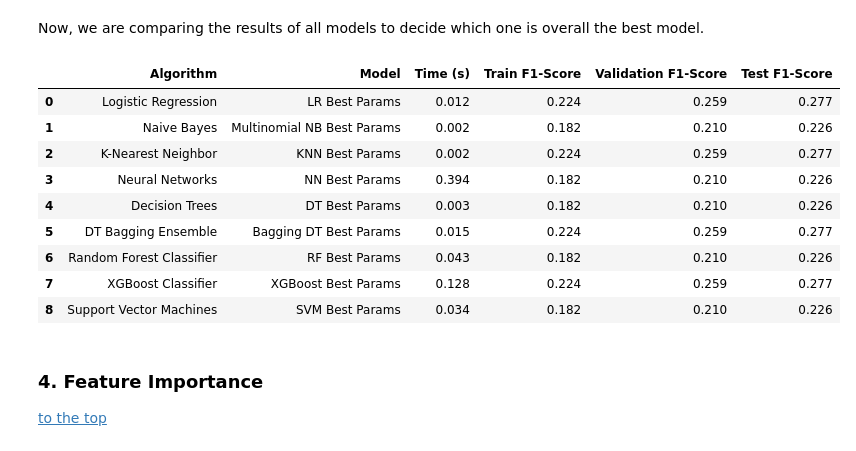
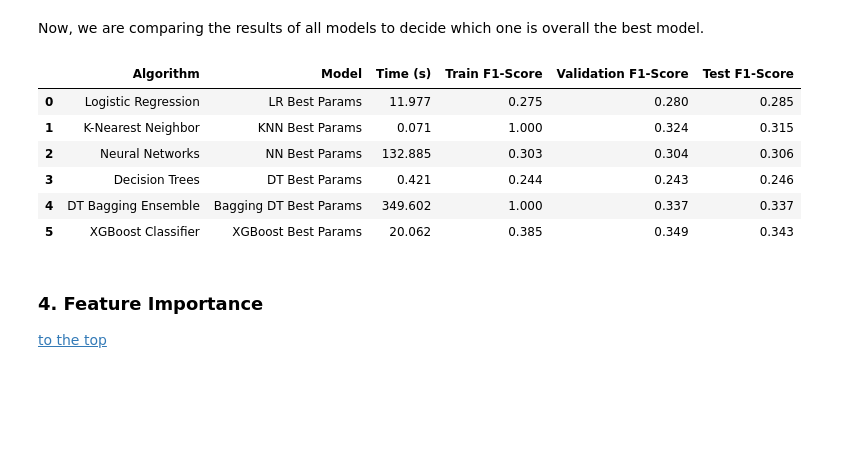
Before and after one commit to LenaHermann/ML_Project_Group52, a Jupyter notebook: 04_Model_and_Assessment_g52.ipynb, the cells around one changed output. Drawn from its saved outputs; the diff is of its cells as text; code cells hidden in the pictures; blank space fills up the shorter version.

Commit message:
final results

```diff
--- a/04_Model_and_Assessment_g52.ipynb
+++ b/04_Model_and_Assessment_g52.ipynb
@@ -1012,0 +986,13 @@ Classification Report for Decision Tree Model:
+# %%
+# Evaluate on the test set
+y_test_pred_bag_knn = model_bag_knn.predict(X_test)
+
+# Decode predictions
+
+# Calculate and save the F1 macro score on test for the best parameter model
+test_f1_bag_best = round(f1_score(y_test, y_test_pred_bag_knn, average='macro'), 3)
+results_bag_best = results_bag[results_bag["Model"].str.contains("DT Best Params")].copy()
+results_bag_best["Test F1-Score"] = test_f1_bag_best
+
+# Classification report with the original labels
+classification_report_print(y_test, y_test_pred_bag_knn, 'Decision Tree Model')
@@ -1173,6 +1176,12 @@ param_grid_xgb = {
 Step 2: Perform hyperparameter tuning
 # %%
 # Tune hyperparameters using the training set
-best_params_xgb = hyperparameter_tuning(model_xgb, param_grid_xgb, test_fold, X_combined, y_combined)
+best_params_xgb = {
+    'colsample_bytree': 0.8,
+    'learning_rate': 0.15,
+    'max_depth': 5,
+    'n_estimators': 150,
+    'subsample': 0.8
+}
 model_xgb.set_params(**best_params_xgb)
 # %% [output]
@@ -1199,7 +1205,7 @@ models_xgb = [
 ]
 # %%
 # Train and evaluate on validation set
-results_xgb = compare_results(models_xgb, X_train_df_encode, X_val_df_encode, y_train_df_encode, y_val_df_encode)
+results_xgb = compare_results(models_xgb, X_train, X_val, y_train, y_val)
 results_xgb
 # %% [output]
 Evaluating model: XGBoost Default...
@@ -1211,18 +1217,16 @@ Evaluating model: XGBoost Best Params...
 Step 4: Evaluate the chosen model on our Test Set
 # %%
 # Evaluate on the test set
-y_test_pred_xgb = model_xgb.predict(X_test_df_encode)
+y_test_pred_xgb = model_xgb.predict(X_test)
 
-# Decode predictions
-y_test_pred_decoded_xgb = target_encoder.inverse_transform(y_test_pred_xgb)
 
 # Calculate and save the F1 macro score on test for the best parameter model
-test_f1_xgb_best = round(f1_score(y_test, y_test_pred_decoded_xgb, average='macro'), 3)
+test_f1_xgb_best = round(f1_score(y_test, y_test_pred_xgb, average='macro'), 3)
 results_xgb_best = results_xgb[results_xgb["Model"].str.contains("Best Params")].copy()
 results_xgb_best["Test F1-Score"] = test_f1_xgb_best
 
 # Classification report with the original labels
-classification_report_print(y_test, y_test_pred_decoded_xgb, 'XGBoost Classifier')
+classification_report_print(y_test, y_test_pred_xgb, 'XGBoost Classifier')
 # %% [output]
 Classification Report for XGBoost Classifier:
 
@@ -1374,23 +1377,20 @@ print("Submission file saved as 'submission_svm.csv'")
 Now, we are comparing the results of all models to decide which one is overall the best model.
 # %%
 # Combine all results
-results_combined = pd.concat([results_lr_best, results_nb_best, results_knn_best, results_nn_best, results_dt_best, results_bag_best, results_rf_best, results_xgb_best, results_svm_best], axis=0).reset_index(drop=True)
+results_combined = pd.concat([results_lr_best, results_knn_best, results_nn_best, results_dt_best, results_bag_best, results_xgb_best], axis=0).reset_index(drop=True)
 
-results_combined["Algorithm"] = sum([["Logistic Regression"], ["Naive Bayes"], ["K-Nearest Neighbor"], ["Neural Networks"], ["Decision Trees"], ["DT Bagging Ensemble"], ["Random Forest Classifier"], ["XGBoost Classifier"], ["Support Vector Machines"]], [])
+results_combined["Algorithm"] = sum([["Logistic Regression"], ["K-Nearest Neighbor"], ["Neural Networks"], ["Decision Trees"], ["DT Bagging Ensemble"], ["XGBoost Classifier"]], [])
 
 results_combined = results_combined[["Algorithm", "Model", "Time (s)", "Train F1-Score", "Validation F1-Score", "Test F1-Score"]]
 results_combined
 # %% [output]
 |  | Algorithm | Model | Time (s) | Train F1-Score | Validation F1-Score | Test F1-Score |
-| 0 | Logistic Regression | LR Best Params | 0.012 | 0.224 | 0.259 | 0.277 |
-| 1 | Naive Bayes | Multinomial NB Best Params | 0.002 | 0.182 | 0.210 | 0.226 |
-| 2 | K-Nearest Neighbor | KNN Best Params | 0.002 | 0.224 | 0.259 | 0.277 |
-| 3 | Neural Networks | NN Best Params | 0.394 | 0.182 | 0.210 | 0.226 |
-| 4 | Decision Trees | DT Best Params | 0.003 | 0.182 | 0.210 | 0.226 |
-| 5 | DT Bagging Ensemble | Bagging DT Best Params | 0.015 | 0.224 | 0.259 | 0.277 |
-| 6 | Random Forest Classifier | RF Best Params | 0.043 | 0.182 | 0.210 | 0.226 |
-| 7 | XGBoost Classifier | XGBoost Best Params | 0.128 | 0.224 | 0.259 | 0.277 |
-| 8 | Support Vector Machines | SVM Best Params | 0.034 | 0.182 | 0.210 | 0.226 |
+| 0 | Logistic Regression | LR Best Params | 11.977 | 0.275 | 0.280 | 0.285 |
+| 1 | K-Nearest Neighbor | KNN Best Params | 0.071 | 1.000 | 0.324 | 0.315 |
+| 2 | Neural Networks | NN Best Params | 132.885 | 0.303 | 0.304 | 0.306 |
+| 3 | Decision Trees | DT Best Params | 0.421 | 0.244 | 0.243 | 0.246 |
+| 4 | DT Bagging Ensemble | Bagging DT Best Params | 349.602 | 1.000 | 0.337 | 0.337 |
+| 5 | XGBoost Classifier | XGBoost Best Params | 20.062 | 0.385 | 0.349 | 0.343 |
 # %% [markdown]
 ### 4. Feature Importance <a id='feature_importance'></a>
 [to the top](#top)
```
Also changed, not shown: parts of 33 cells of this notebook.
